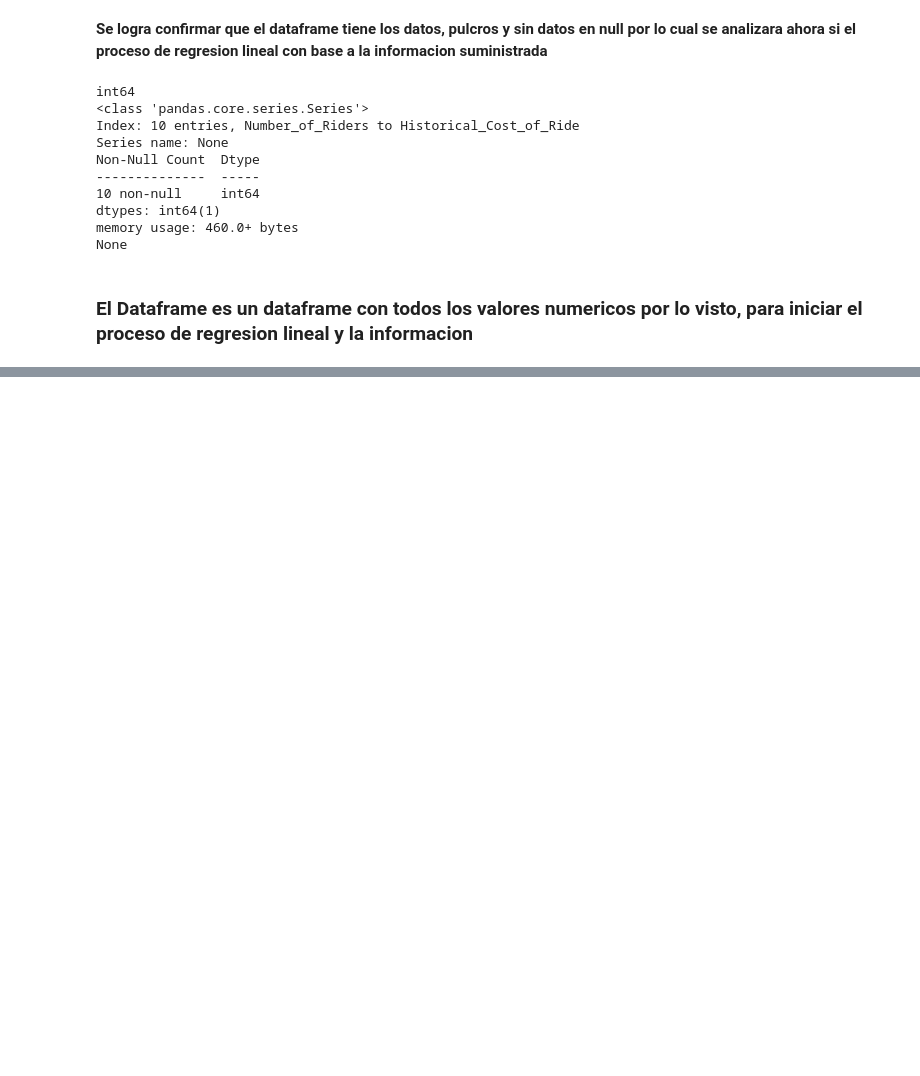
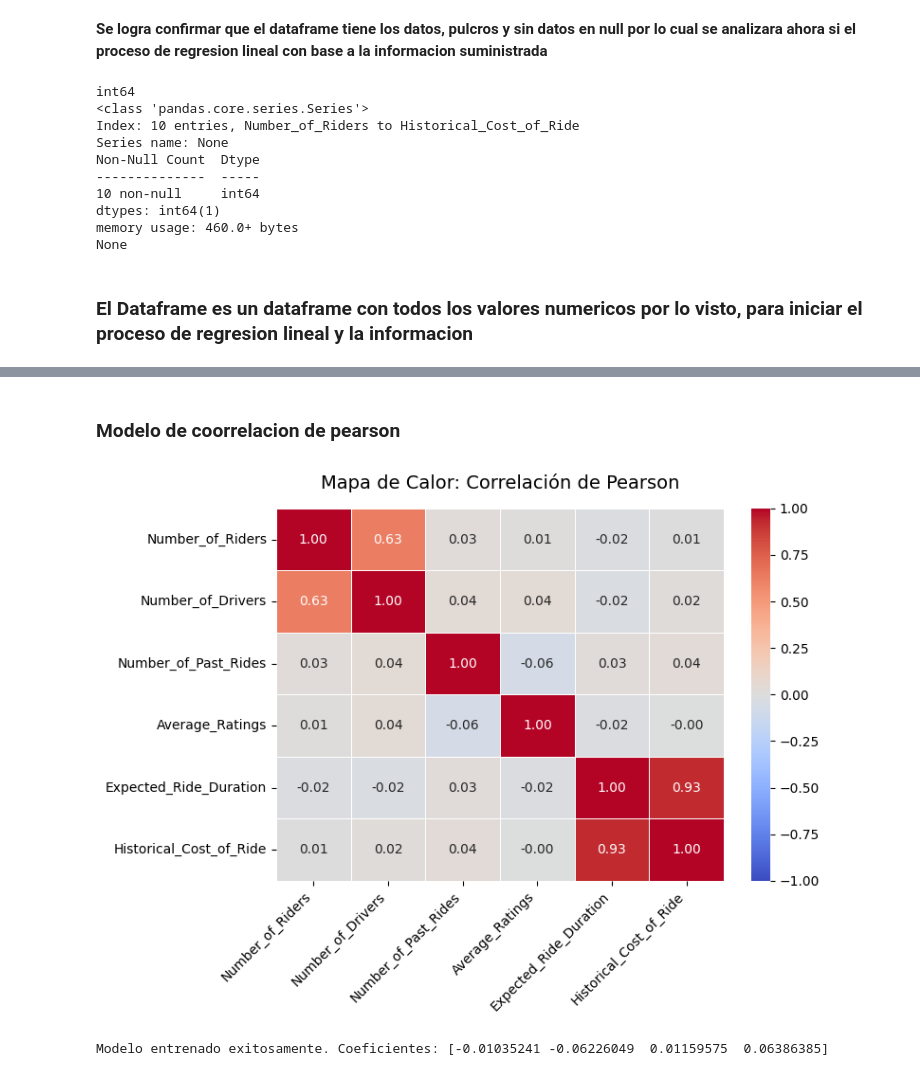
Before and after one commit to fjnarvaezo1-dotcom/Lineal-regresion-machine-learning, a Jupyter notebook: Tarea_3_–_Componente_práctico_Práctica_simulada_Métodos_Estadísticos_en_la_Ciencia_de_Datos_y_Analítica_.ipynb, the cells around one changed output, grey strips where cells are left out. Drawn from its saved outputs; the diff is of its cells as text; code cells hidden in the pictures; blank space fills up the shorter version.

```diff
--- a/Tarea_3_–_Componente_práctico_Práctica_simulada_Métodos_Estadísticos_en_la_Ciencia_de_Datos_y_Analítica_.ipynb
+++ b/Tarea_3_–_Componente_práctico_Práctica_simulada_Métodos_Estadísticos_en_la_Ciencia_de_Datos_y_Analítica_.ipynb
@@ -71,0 +87,58 @@ None
+# %% [markdown]
+### Modelo de coorrelacion de pearson
+# %%
+import matplotlib.pyplot as plt
+import seaborn as sns
+
+# Usamos dtframe que contiene el DataFrame original en vez de la Serie "dataframe"
+matriz_correlacion = dtframe.corr(numeric_only=True)
+
+plt.figure(figsize=(8, 6))
+
+sns.heatmap(
+    matriz_correlacion,
+    annot=True,          # Muestra el valor numérico exacto en cada celda
+    cmap='coolwarm',     # Paleta de colores: azul (negativo), rojo (positivo)
+    fmt='.2f',           # Redondea los valores a 2 decimales
+    vmin=-1, vmax=1,     # Fija los límites matemáticos de Pearson (-1 a 1)
+    linewidths=0.5       # Agrega líneas de separación entre celdas
+)
+
+plt.title('Mapa de Calor: Correlación de Pearson', fontsize=14, pad=15)
+plt.xticks(rotation=45, ha='right')
+plt.tight_layout()
+
+plt.show()
+# %% [output]
+[figure, added]
+# %%
+from sklearn.model_selection import train_test_split
+from sklearn.linear_model import LinearRegression
+from sklearn.preprocessing import MinMaxScaler
+import pandas as pd
+
+# Reestablecemos el DataFrame limpio a partir del original 'dtframe'
+dataframe_clean = dtframe.dropna()
+
+# Extraemos las variables independientes (X) y la variable dependiente (y)
+X = dataframe_clean[['Number_of_Riders', 'Expected_Ride_Duration', 'Customer_Loyalty_Status']]
+y = dataframe_clean['Average_Ratings']
+
+# Convertimos las variables categóricas a variables dummy
+X = pd.get_dummies(X, columns=['Customer_Loyalty_Status'], drop_first=True)
+
+# Dividimos el conjunto de datos
+X_train, X_test, y_train, y_test = train_test_split(X, y, test_size=0.2, random_state=42)
+
+# Escalamos los datos independientes
+scaler = MinMaxScaler()
+X_train_scaled = scaler.fit_transform(X_train)
+X_test_scaled = scaler.transform(X_test)
+
+# Entrenamos el modelo de regresión lineal
+modelo = LinearRegression()
+modelo.fit(X_train_scaled, y_train)
+
+print("Modelo entrenado exitosamente. Coeficientes:", modelo.coef_)
+# %% [output]
+Modelo entrenado exitosamente. Coeficientes: [-0.01035241 -0.06226049  0.01159575  0.06386385]
```
Also changed, not shown: parts of 18 cells of this notebook.
